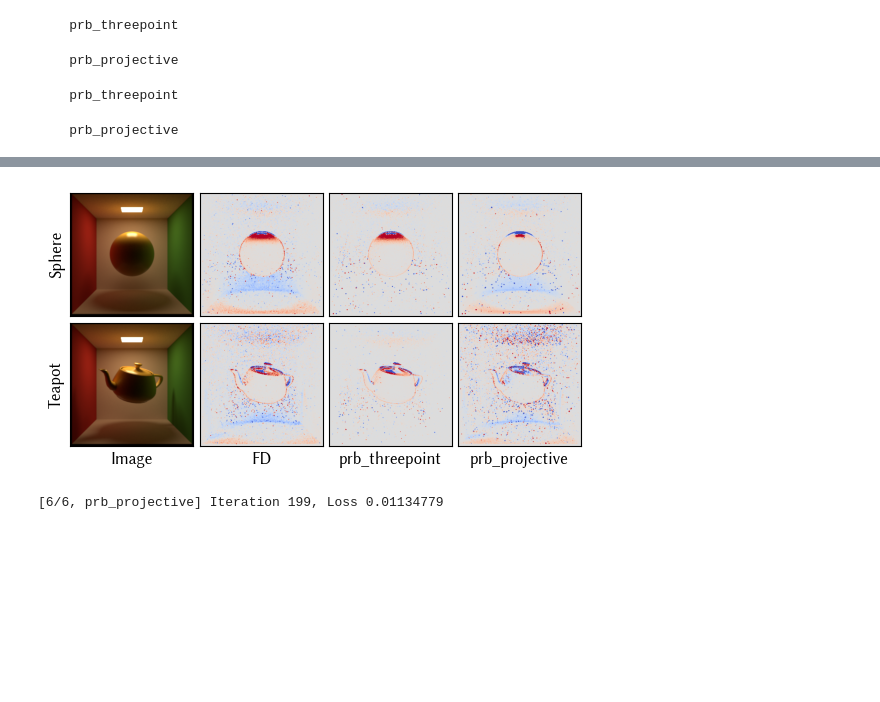
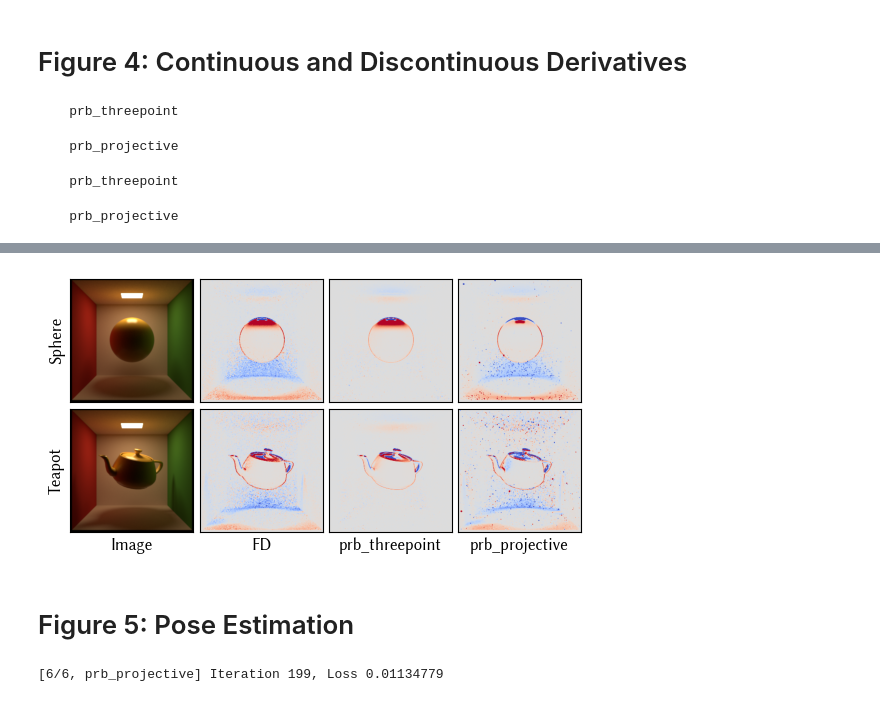
Before and after one commit to mworchel/mitsuba-missing-term, a Jupyter notebook: case_2_cornell_box.ipynb, the cells around one changed output, grey strips where cells are left out. Drawn from its saved outputs; the diff is of its cells as text; code cells hidden in the pictures; blank space fills up the shorter version.

Commit message:
Use settings for case 2 (+ fix spp not being used, + add Fig.6)

```diff
--- a/case_2_cornell_box.ipynb
+++ b/case_2_cornell_box.ipynb
@@ -1,5 +1,6 @@
 # %%
 import drjit as dr
+from enum import Enum
 import matplotlib.pyplot as plt
 import mitsuba as mi
 from pathlib import Path
@@ -10,4 +11,17 @@ mi.set_variant('cuda_ad_rgb')
 
 from mimt import *
 set_siggraph_font()
+
+class Setting(Enum):
+    Sphere       = 1
+    Teapot       = 2
+    TeapotTwist  = 3
+    TeapotMirror = 4
+
+setting_labels = {
+    Setting.Sphere:       "Sphere",
+    Setting.Teapot:       "Teapot",
+    Setting.TeapotTwist:  "Twist",
+    Setting.TeapotMirror: "Mirror",
+}
 # %%
@@ -51,26 +87,23 @@ def apply_transform_mesh(params: mi.SceneParameters, original: Tuple[mi.Float, m
     params['shape.vertex_normals']   = dr.ravel(transform.transform_affine(dr.unravel(mi.Vector3f, vertex_normals_original)))
     params.update()
     return params
+# %% [markdown]
+# Figure 4: Continuous and Discontinuous Derivatives
 # %%
-def generate_data(integrators: List[str], spp: int, spp_grad: int):
+def generate_data(settings: List[Setting], integrators: List[str], spp: int, spp_grad: int, spp_fd: int):
     data = {}
 
-    for shape in ['Sphere', 'Teapot']:
+    for setting in settings:
         # Generate the data for the gi
-        data[shape] = []
+        data[setting_labels[setting]] = []
         for integrator in (pbar:= tqdm(integrators, leave=False, desc="integrator")):
             tqdm.write("    "+integrator)
             pbar.set_postfix_str(integrator)
-            scene_dict = create_scene(integrator=integrator.lower())
-            if shape == 'Teapot':
-                scene_dict['shape']['type'] = 'ply'
-                del scene_dict['shape']['radius']
-                scene_dict['shape']['filename'] = 'data/teapot.ply'
-                scene_dict['shape']['to_world'] = mi.ScalarTransform4f().translate([0,-0.3,0]).rotate([0, 1, 0], -150).rotate([1, 0, 0], -110).scale(0.25)
+            scene_dict = create_scene(setting=setting, integrator=integrator.lower())
             scene = mi.load_dict(scene_dict)
 
             params   = mi.traverse(scene)
-            if shape == 'Sphere':
+            if setting == Setting.Sphere:
                 original = mi.Transform4f(params['shape.to_world'])
                 apply_transform = apply_transform_sphere
             else:
@@ -81,21 +114,25 @@ def generate_data(integrators: List[str], spp: int, spp_grad: int):
             img = mi.render(scene, params=params, seed=10, spp=spp, spp_grad=spp_grad)
 
             # Compute gradients
-            render_with_offset = lambda x: mi.render(scene, params=apply_transform(params, original, x), seed=0)
-            grad_fd = compute_gradient_finite_differences(render_with_offset, 0., h=0.01)
+            spp_fd = spp_fd if spp_fd > 0 else spp_grad
+            render_with_offset = lambda x: mi.render(scene, params=apply_transform(params, original, [0, 0, -x]), seed=0, spp=spp_fd)
+            grad_fd = compute_gradient_finite_differences(render_with_offset, 0., h=0.001)
+            render_with_offset = lambda x: mi.render(scene, params=apply_transform(params, original, [0, 0, -x]), seed=0, spp=spp, spp_grad=spp_grad)
             grad_fw = compute_gradient_forward(render_with_offset, 0.)
 
-            data[shape].append((integrator, img, grad_fd, grad_fw))
+            data[setting_labels[setting]].append((integrator, img, grad_fd, grad_fw))
+
+            del scene
 
     return data
 # %%
 integrators = ['prb_threepoint', 'prb_projective']
-data = generate_data(integrators, spp=4*1024, spp_grad=4*1024)
+data = generate_data([Setting.Sphere, Setting.Teapot], integrators, spp=4*1024, spp_grad=4*1024, spp_fd=8*1024)
 # %% [output]
     prb_threepoint
     prb_projective
     prb_threepoint
     prb_projective
 # %%
-generate_figure(integrators, data, Path("output/case_3_forward.pdf"), grad_projection='mean', square_r_setting_3=False, quantile=0.99)
+generate_figure(integrators, data, Path("output/case_2_forward.pdf"), grad_projection='mean', square_r_setting_3=False, quantile=0.99)
 # %% [output]
@@ -104,4 +141,6 @@ Clipping input data to the valid range for imshow with RGB data ([0..1] for floa
-[figure, old version]
+[figure, new version]
+# %% [markdown]
+# Figure 5: Pose Estimation
 # %%
 def generate_data_pose_estimation(integrators: List[str], num_iterations: int, spp_ref: int, spp_opt: int, spp_opt_grad: Optional[int] = None):
     num_runs = 6
```
Also changed, not shown: parts of 7 cells of this notebook.
